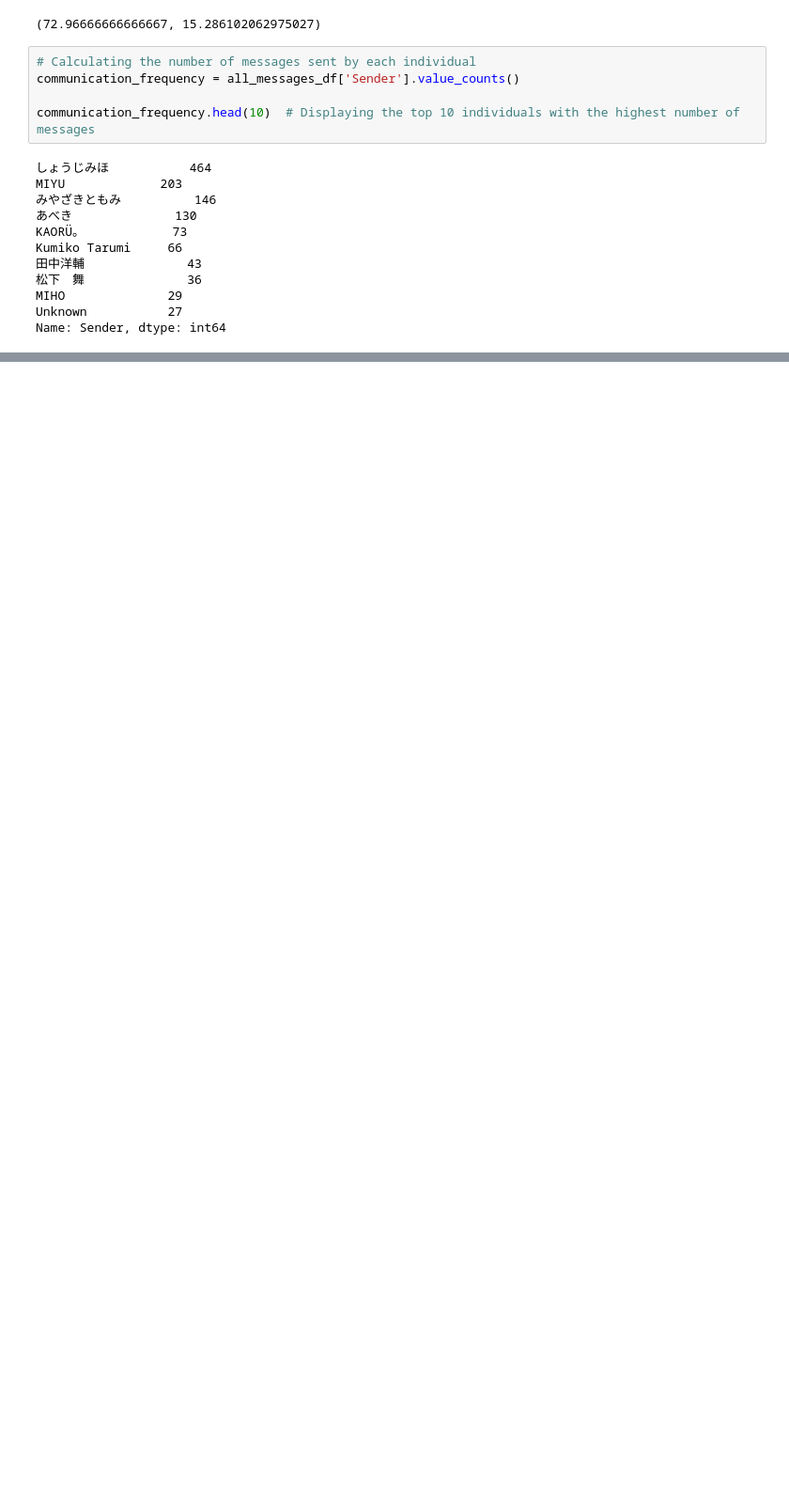
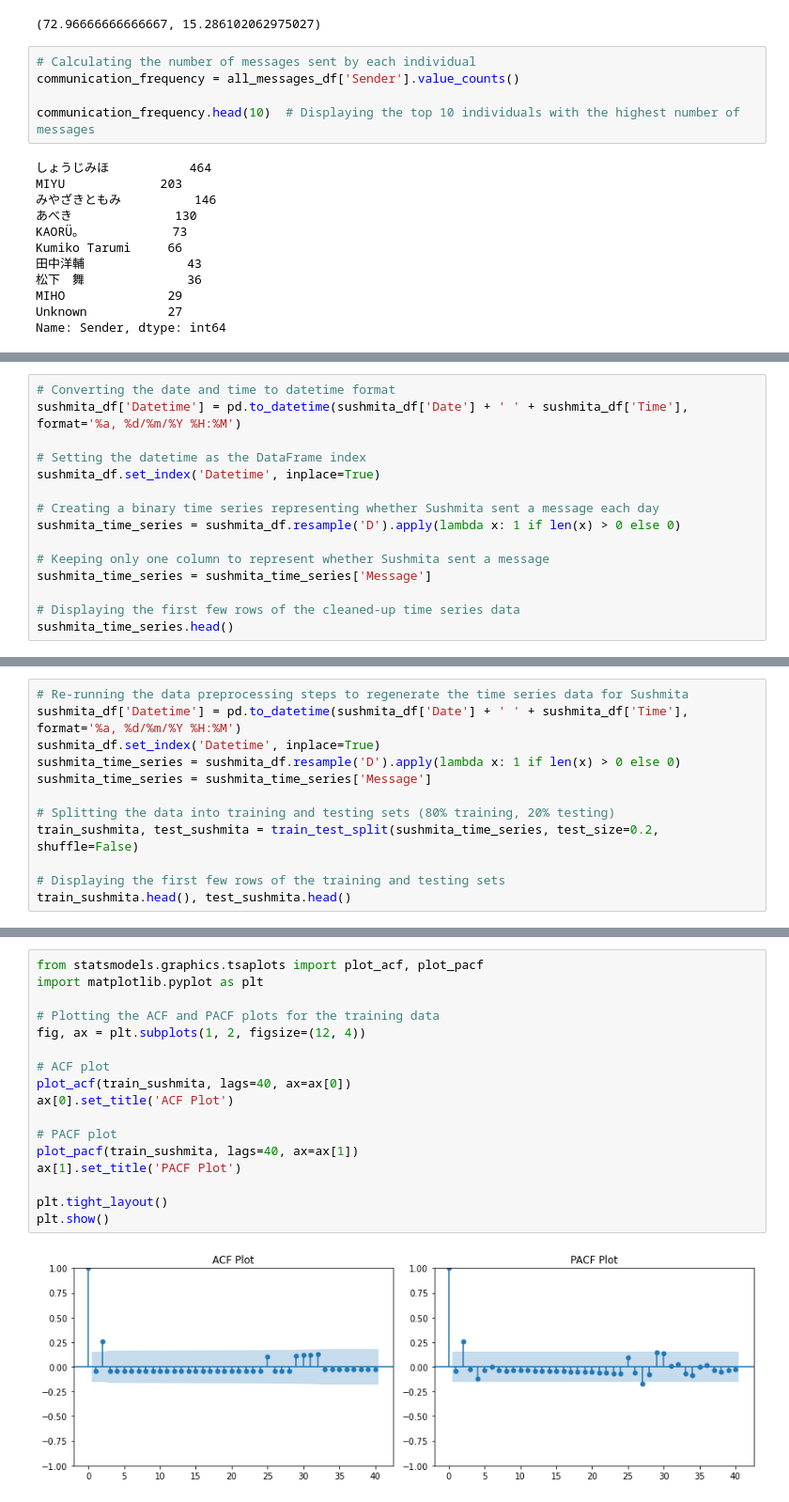
Before and after one commit to engalejandrovargas/McDonalds-absence-ML-analysis, a Jupyter notebook: Untitled.ipynb, the cells around one changed output, grey strips where cells are left out. Shown at 94% size. Cells and saved outputs as stored; diff of their text form; blank space fills up the shorter version.

```diff
--- a/Untitled.ipynb
+++ b/Untitled.ipynb
@@ -295,0 +420,15 @@ SyntaxError: unexpected EOF while parsing (3431501678.py, line 2)
+# %%
+# Converting the date and time to datetime format
+sushmita_df['Datetime'] = pd.to_datetime(sushmita_df['Date'] + ' ' + sushmita_df['Time'], format='%a, %d/%m/%Y %H:%M')
+
+# Setting the datetime as the DataFrame index
+sushmita_df.set_index('Datetime', inplace=True)
+
+# Creating a binary time series representing whether Sushmita sent a message each day
+sushmita_time_series = sushmita_df.resample('D').apply(lambda x: 1 if len(x) > 0 else 0)
+
+# Keeping only one column to represent whether Sushmita sent a message
+sushmita_time_series = sushmita_time_series['Message']
+
+# Displaying the first few rows of the cleaned-up time series data
+sushmita_time_series.head()
@@ -295,0 +443,12 @@ SyntaxError: unexpected EOF while parsing (3431501678.py, line 2)
+# %%
+# Re-running the data preprocessing steps to regenerate the time series data for Sushmita
+sushmita_df['Datetime'] = pd.to_datetime(sushmita_df['Date'] + ' ' + sushmita_df['Time'], format='%a, %d/%m/%Y %H:%M')
+sushmita_df.set_index('Datetime', inplace=True)
+sushmita_time_series = sushmita_df.resample('D').apply(lambda x: 1 if len(x) > 0 else 0)
+sushmita_time_series = sushmita_time_series['Message']
+
+# Splitting the data into training and testing sets (80% training, 20% testing)
+train_sushmita, test_sushmita = train_test_split(sushmita_time_series, test_size=0.2, shuffle=False)
+
+# Displaying the first few rows of the training and testing sets
+train_sushmita.head(), test_sushmita.head()
@@ -295,0 +470,19 @@ SyntaxError: unexpected EOF while parsing (3431501678.py, line 2)
+# %%
+from statsmodels.graphics.tsaplots import plot_acf, plot_pacf
+import matplotlib.pyplot as plt
+
+# Plotting the ACF and PACF plots for the training data
+fig, ax = plt.subplots(1, 2, figsize=(12, 4))
+
+# ACF plot
+plot_acf(train_sushmita, lags=40, ax=ax[0])
+ax[0].set_title('ACF Plot')
+
+# PACF plot
+plot_pacf(train_sushmita, lags=40, ax=ax[1])
+ax[1].set_title('PACF Plot')
+
+plt.tight_layout()
+plt.show()
+# %% [output]
+[figure, added]
```
Also changed, not shown: parts of 14 cells of this notebook, 1 other file.
